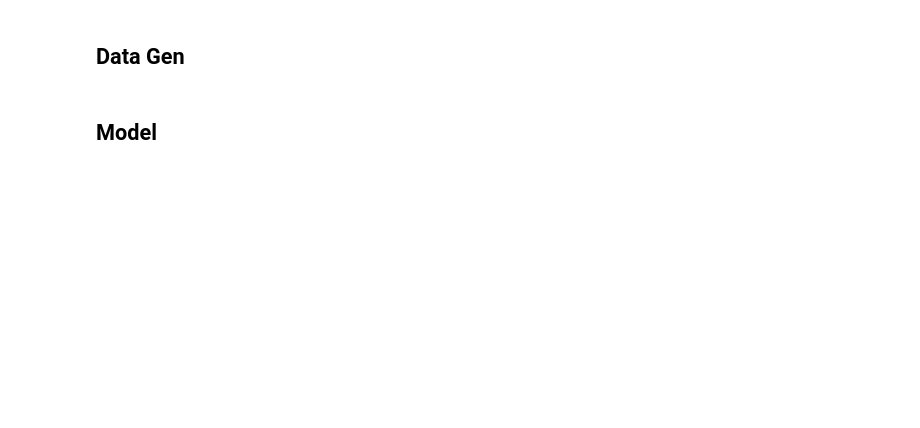
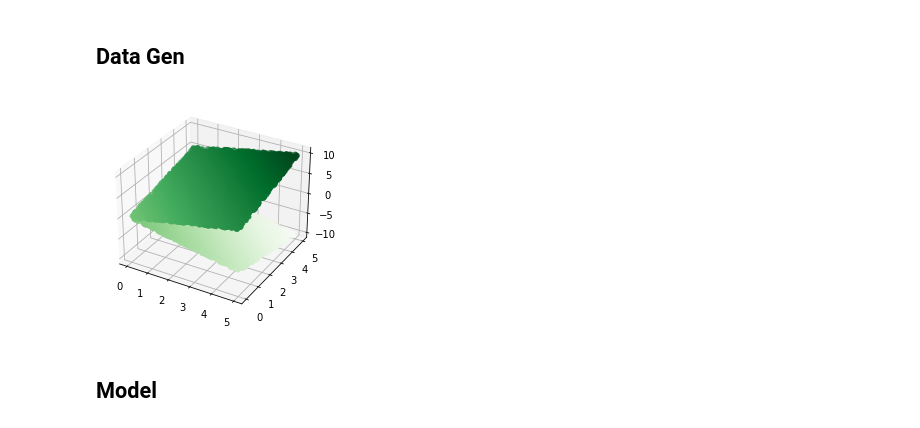
Before and after one commit to clrkwng/exploring_compositionality, a Jupyter notebook: model.ipynb, the cells around one changed output. Drawn from its saved outputs; the diff is of its cells as text; code cells hidden in the pictures; blank space fills up the shorter version.

```diff
--- a/model.ipynb
+++ b/model.ipynb
@@ -8,15 +14,17 @@ import math
 # %% [markdown]
 ## Data Gen
 # %%
-# g : R^2 -> {0,1}
+# g : R^2 -> R
 # Here, each x \in X are \in R^2
 def true_g(X):
-    return np.where(np.linalg.norm(X, axis=1) < 3, 0, 1)
+    return np.sum(X, axis=1)
+    # return np.sum(np.square(X), axis=1)
+    # return np.where(np.linalg.norm(X, axis=1) < 4, 0, 1)
 
 # Given g, each x \in X are \in R^3
 def true_f(g, X):
     g_result = g(X[:,:2])
-    return g_result * (1 - X[:,2]) + (1 - g_result) * X[:,2]
+    return g_result * (1 - X[:,2]) + (-1 * g_result) * X[:,2]
 # %%
 # Number of training points will be split_sizes[0] + split_sizes[1]
 def get_train_data(split_sizes):
@@ -27,7 +35,7 @@ def get_train_data(split_sizes):
     X1_2 = np.zeros((n0, 1))
     X1 = np.hstack((X1_01, X1_2))
 
-    X2_01 = np.around(np.random.uniform(0, 1, size=(n1,2)), 6)
+    X2_01 = np.around(np.random.uniform(0, 5, size=(n1,2)), 6)
     X2_2 = np.ones((n1, 1))
     X2 = np.hstack((X2_01, X2_2))
 
@@ -35,12 +43,15 @@ def get_train_data(split_sizes):
     y_train = true_f(true_g, X_train)
     return X_train, y_train
 
-X_train, y_train = get_train_data([100,100])
+X_train, y_train = get_train_data([5000,5000])
 train_data = []
 for i in range(len(X_train)):
     train_data.append([X_train[i], y_train[i]])
-
-trainloader = torch.utils.data.DataLoader(train_data, shuffle=True, batch_size=20)
+# %%
+ax = plt.axes(projection='3d')
+ax.scatter3D(X_train[:,0], X_train[:,1], y_train, c=y_train, cmap='Greens');
+# %% [output]
+[figure, added]
 # %% [markdown]
 ## Model
 # %%
```
Also changed, not shown: parts of 6 cells of this notebook, 1 other file.
